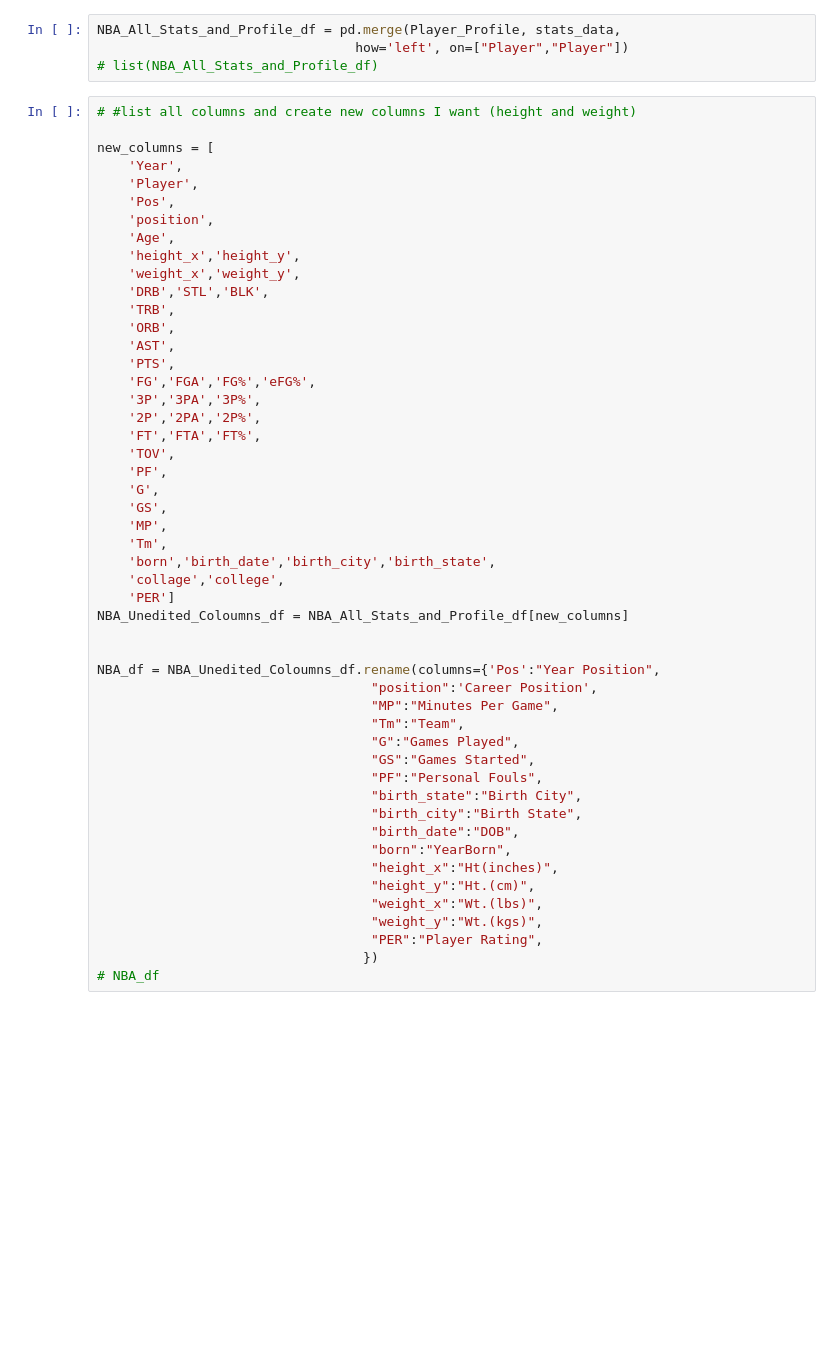
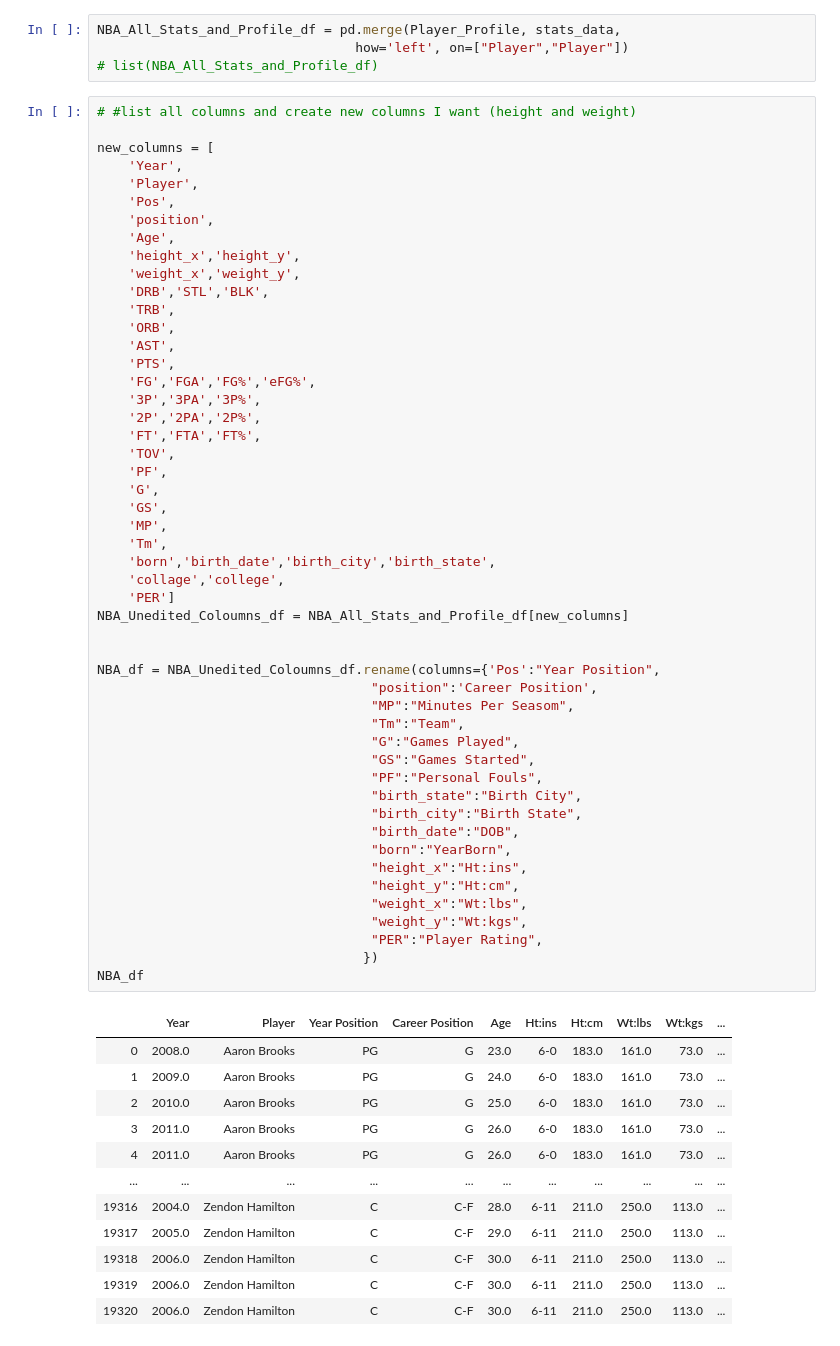
Before and after one commit to InnaG33/Project_NBA, a Jupyter notebook: NBA_DataFrames_Jordon.ipynb, the cells around one changed output. Cells and saved outputs as stored; diff of their text form; blank space fills up the shorter version.

```diff
--- a/NBA_DataFrames_Jordon.ipynb
+++ b/NBA_DataFrames_Jordon.ipynb
@@ -148,36 +148,49 @@ new_columns = [
     'AST',
     'PTS',
     'FG','FGA','FG%','eFG%',
     '3P','3PA','3P%',
     '2P','2PA','2P%',
     'FT','FTA','FT%',
     'TOV',
     'PF',
     'G',
     'GS',
     'MP',
     'Tm',
     'born','birth_date','birth_city','birth_state',
     'collage','college',
     'PER']
 NBA_Unedited_Coloumns_df = NBA_All_Stats_and_Profile_df[new_columns]
 
 
 NBA_df = NBA_Unedited_Coloumns_df.rename(columns={'Pos':"Year Position",
                                    "position":'Career Position',
-                                   "MP":"Minutes Per Game",
+                                   "MP":"Minutes Per Seasom",
                                    "Tm":"Team",
                                    "G":"Games Played",
                                    "GS":"Games Started",
                                    "PF":"Personal Fouls",
                                    "birth_state":"Birth City",
                                    "birth_city":"Birth State",
                                    "birth_date":"DOB",
                                    "born":"YearBorn",
-                                   "height_x":"Ht(inches)",
-                                   "height_y":"Ht.(cm)",
-                                   "weight_x":"Wt.(lbs)",
-                                   "weight_y":"Wt.(kgs)",
+                                   "height_x":"Ht:ins",
+                                   "height_y":"Ht:cm",
+                                   "weight_x":"Wt:lbs",
+                                   "weight_y":"Wt:kgs",
                                    "PER":"Player Rating",
                                   })
-# NBA_df
+NBA_df
+# %% [output]
+|  | Year | Player | Year Position | Career Position | Age | Ht:ins | Ht:cm | Wt:lbs | Wt:kgs | ... |
+| 0 | 2008.0 | Aaron Brooks | PG | G | 23.0 | 6-0 | 183.0 | 161.0 | 73.0 | ... |
+| 1 | 2009.0 | Aaron Brooks | PG | G | 24.0 | 6-0 | 183.0 | 161.0 | 73.0 | ... |
+| 2 | 2010.0 | Aaron Brooks | PG | G | 25.0 | 6-0 | 183.0 | 161.0 | 73.0 | ... |
+| 3 | 2011.0 | Aaron Brooks | PG | G | 26.0 | 6-0 | 183.0 | 161.0 | 73.0 | ... |
+| 4 | 2011.0 | Aaron Brooks | PG | G | 26.0 | 6-0 | 183.0 | 161.0 | 73.0 | ... |
+| ... | ... | ... | ... | ... | ... | ... | ... | ... | ... | ... |
+| 19316 | 2004.0 | Zendon Hamilton | C | C-F | 28.0 | 6-11 | 211.0 | 250.0 | 113.0 | ... |
+| 19317 | 2005.0 | Zendon Hamilton | C | C-F | 29.0 | 6-11 | 211.0 | 250.0 | 113.0 | ... |
+| 19318 | 2006.0 | Zendon Hamilton | C | C-F | 30.0 | 6-11 | 211.0 | 250.0 | 113.0 | ... |
+| 19319 | 2006.0 | Zendon Hamilton | C | C-F | 30.0 | 6-11 | 211.0 | 250.0 | 113.0 | ... |
+| 19320 | 2006.0 | Zendon Hamilton | C | C-F | 30.0 | 6-11 | 211.0 | 250.0 | 113.0 | ... |
```
Also changed, not shown: parts of 17 cells of this notebook, 10 other files.
